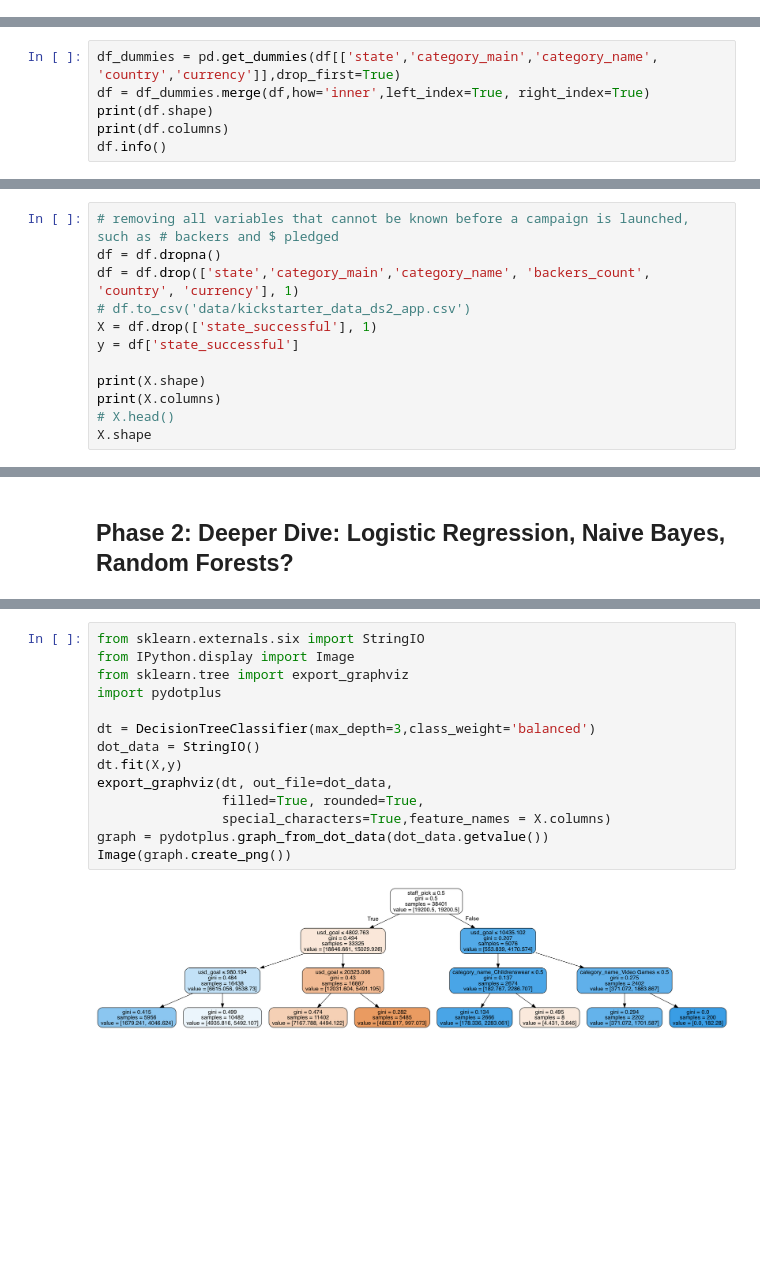
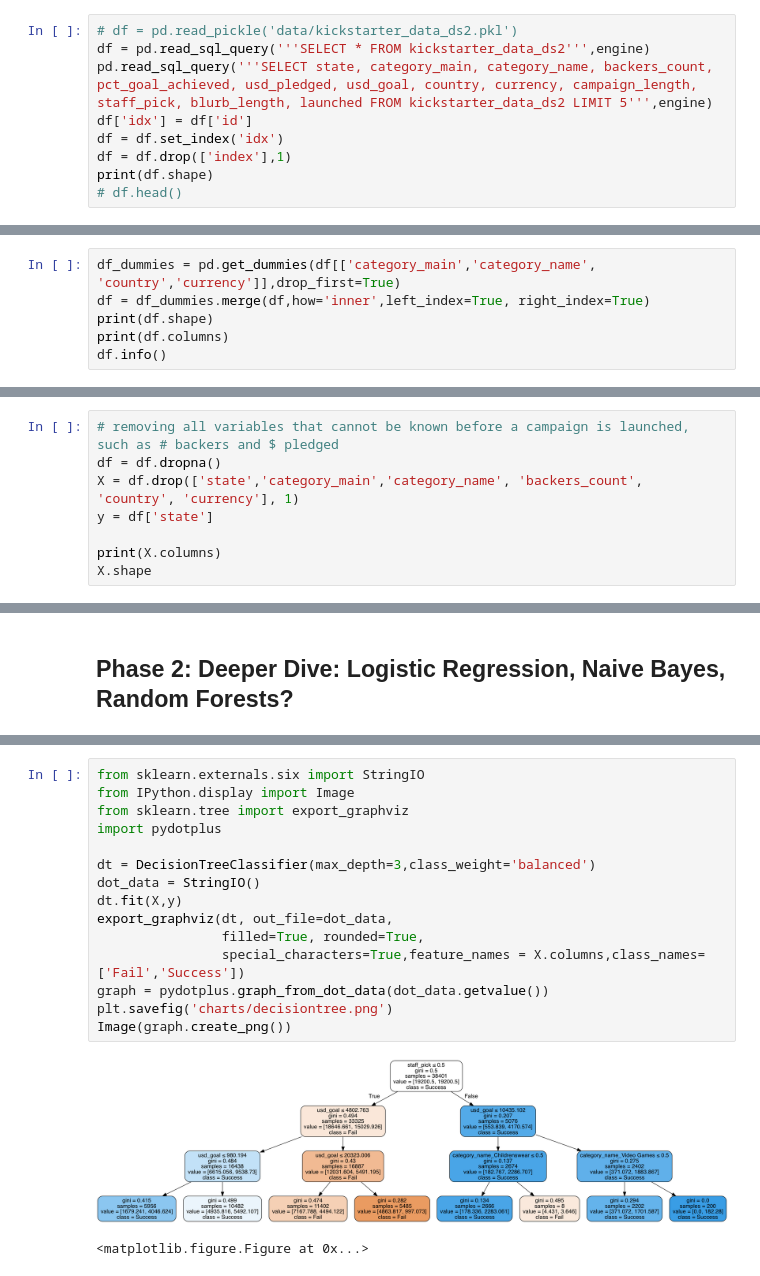
Before and after one commit to cipher813/McMahon_Metis, a Jupyter notebook: Project_3/3_Kickstarter_P2_DeeperDive_DS2.ipynb, the cells around one changed output, grey strips where cells are left out. Cells and saved outputs as stored; diff of their text form; blank space fills up the shorter version.

Commit message:
finalized charts for pres

```diff
--- a/Project_3/3_Kickstarter_P2_DeeperDive_DS2.ipynb
+++ b/Project_3/3_Kickstarter_P2_DeeperDive_DS2.ipynb
@@ -95,0 +59,9 @@ Index(['id', 'name', 'state', 'category_main', 'category_name',
+# %%
+# df = pd.read_pickle('data/kickstarter_data_ds2.pkl')
+df = pd.read_sql_query('''SELECT * FROM kickstarter_data_ds2''',engine)
+pd.read_sql_query('''SELECT state, category_main, category_name, backers_count, pct_goal_achieved, usd_pledged, usd_goal, country, currency, campaign_length, staff_pick, blurb_length, launched FROM kickstarter_data_ds2 LIMIT 5''',engine)
+df['idx'] = df['id']
+df = df.set_index('idx')
+df = df.drop(['index'],1)
+print(df.shape)
+# df.head()
@@ -111,7 +85,7 @@ Index(['state', 'category_main', 'category_name', 'backers_count', 'usd_goal',
        'country', 'currency', 'campaign_length', 'staff_pick', 'blurb_length'],
       dtype='object')
 # %%
-df_dummies = pd.get_dummies(df[['state','category_main','category_name', 'country','currency']],drop_first=True)
+df_dummies = pd.get_dummies(df[['category_main','category_name', 'country','currency']],drop_first=True)
 df = df_dummies.merge(df,how='inner',left_index=True, right_index=True)
 print(df.shape)
 print(df.columns)
@@ -134,13 +109,9 @@ memory usage: 11.4+ MB
 # %%
 # removing all variables that cannot be known before a campaign is launched, such as # backers and $ pledged
 df = df.dropna()
-df = df.drop(['state','category_main','category_name', 'backers_count', 'country', 'currency'], 1)
-# df.to_csv('data/kickstarter_data_ds2_app.csv')
-X = df.drop(['state_successful'], 1)
-y = df['state_successful']
+X = df.drop(['state','category_main','category_name', 'backers_count', 'country', 'currency'], 1)
+y = df['state']
 
-print(X.shape)
 print(X.columns)
-# X.head()
 X.shape
 # %% [output]
@@ -439,17 +402,19 @@ rd
 # %%
 from sklearn.externals.six import StringIO
 from IPython.display import Image
 from sklearn.tree import export_graphviz
 import pydotplus
 
 dt = DecisionTreeClassifier(max_depth=3,class_weight='balanced')
 dot_data = StringIO()
 dt.fit(X,y)
 export_graphviz(dt, out_file=dot_data,
                 filled=True, rounded=True,
-                special_characters=True,feature_names = X.columns)
+                special_characters=True,feature_names = X.columns,class_names=['Fail','Success'])
 graph = pydotplus.graph_from_dot_data(dot_data.getvalue())
+plt.savefig('charts/decisiontree.png')
 Image(graph.create_png())
 # %% [output]
-[figure, old version]
+[figure, new version]
+<matplotlib.figure.Figure at 0x...>
 # %%
```
Also changed, not shown: parts of 21 cells of this notebook, 14 other files.
